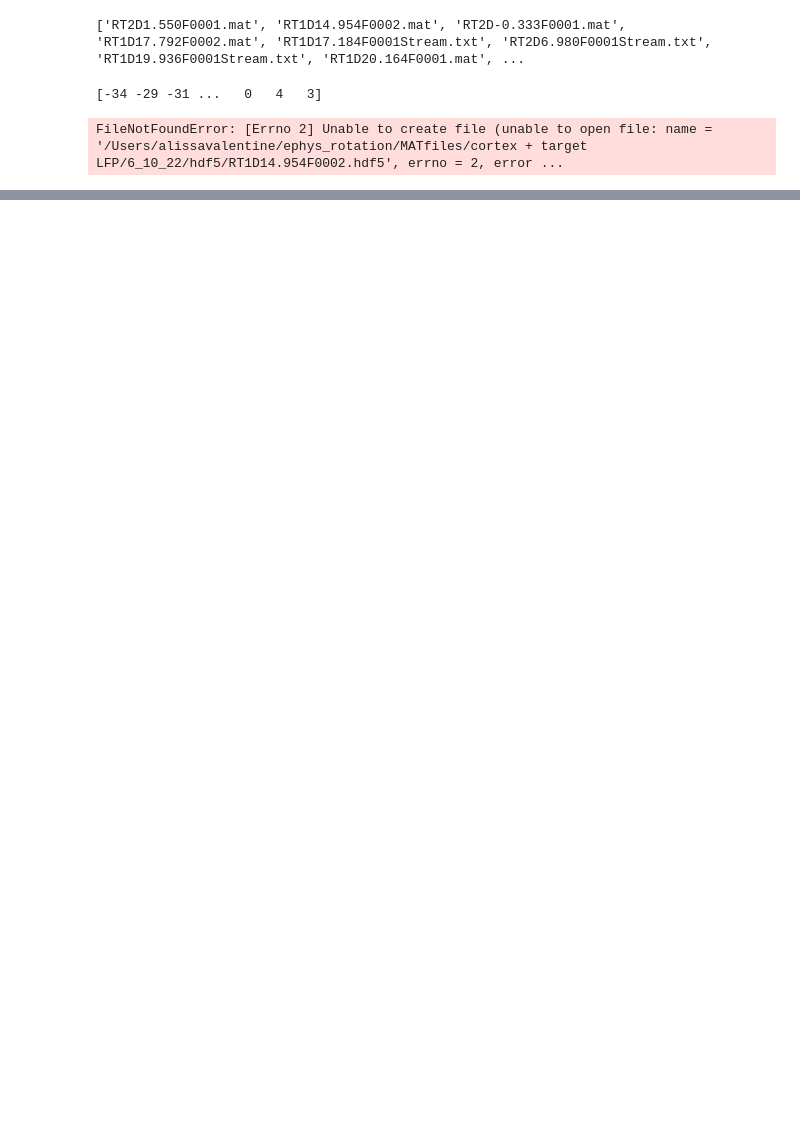
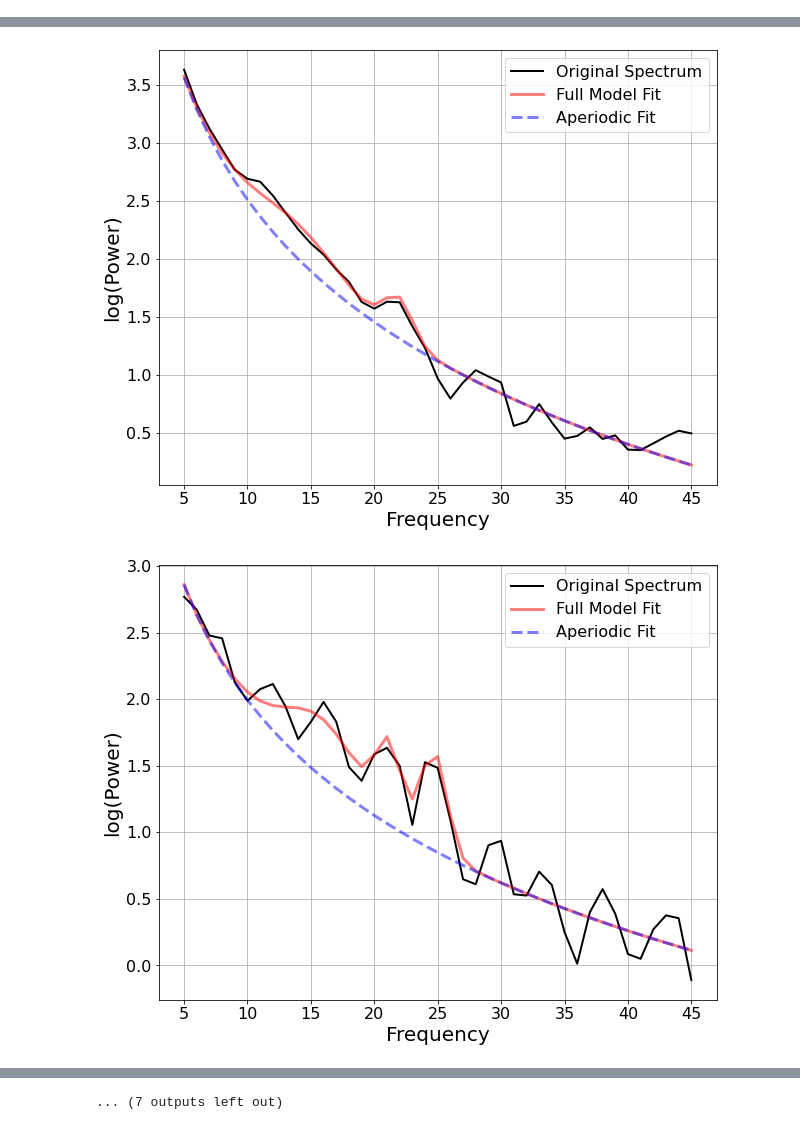
Before and after one commit to valentinealissa/FOOOFy, a Jupyter notebook: alpha_omega_pilot.ipynb, the cells around one changed output, grey strips where cells are left out. Drawn from its saved outputs; the diff is of its cells as text; code cells hidden in the pictures; blank space fills up the shorter version.

```diff
--- a/alpha_omega_pilot.ipynb
+++ b/alpha_omega_pilot.ipynb
@@ -14,10 +14,8 @@ from fooof.bands import Bands
 from fooof.analysis import get_band_peak_fm
 # %%
 # go to directory with first cortex sample
-os.chdir('/Users/alissavalentine/ephys_rotation/MATfiles/cortex + target LFP/6_10_22')
+os.chdir('/Users/alissavalentine/ephys_rotation/MATfiles/cortex + target LFP/6_13_22')
 directory_list = os.listdir()
-# %% [output]
-['RT2D1.550F0001.mat', 'RT1D14.954F0002.mat', 'RT2D-0.333F0001.mat', 'RT1D17.792F0002.mat', 'RT1D17.184F0001Stream.txt', 'RT2D6.980F0001Stream.txt', 'RT1D19.936F0001Stream.txt', 'RT1D20.164F0001.mat', ...
 # %%
 edf_paths = []
 
@@ -31,49 +29,44 @@ for file in directory_list:
                 data = np.array(value[0])
                 duration = len(data) / 44000
                 if duration >= 5:
-                    print(data)
-                    # print(data.shape)
-                    # print(data[:])
-                    #print(np.array(data).shape)
+                    #print(data)
+                    #print(data.shape)
                     new_file_name = file.split('.mat')[0] + '.hdf5'
-                    new_path = '/Users/alissavalentine/ephys_rotation/MATfiles/cortex + target LFP/6_10_22/hdf5' + '/' + new_file_name
+                    new_path = '/Users/alissavalentine/ephys_rotation/MATfiles/cortex + target LFP/6_13_22/hdf5' + '/' + new_file_name
                     edf_paths.append(new_path)
                     f = h5py.File(new_path, "w")
-                    f.create_dataset('data', data=data[:,0], dtype='<i2')
+                    f.create_dataset('data', data=data[:], dtype='<i2')
                     f.close()
-# %% [output]
-[-34 -29 -31 ...   0   4   3]
-FileNotFoundError: [Errno 2] Unable to create file (unable to open file: name = '/Users/alissavalentine/ephys_rotation/MATfiles/cortex + target LFP/6_10_22/hdf5/RT1D14.954F0002.hdf5', errno = 2, error ...
 # %%
 for path in edf_paths:
-    file_name = path.split('.hdf5')[0].rsplit('/')[-1]
+    file_name = path.split('.hdf5')[0].rsplit('/')[-1].replace(".", "_")
     # read the h5py file
     with h5py.File(path, "r") as f:
         # save raw data as np.float64
         raw_signal = np.array(f.get('data'), dtype=np.float64)
-        print(raw_signal)
-        print(len(raw_signal) / 44000)
+        #print(raw_signal)
         # bandpass filter signal using sample rate and f range
-        # filtered_signal = filter_signal(raw_signal, 44000, 'bandpass', (2,50))
+        filtered_signal = filter_signal(raw_signal, 44000, 'bandpass', (2,50))
         # # remove nan values from filtered signal
-        # filtered_signal = np.array([x for x in filtered_signal if np.isnan(x) == False])
+        filtered_signal = np.array([x for x in filtered_signal if np.isnan(x) == False])
         # # downsample the data
-        # secs = len(filtered_signal) / 44000  # Number of seconds in signal X
-        # samps = int(secs * 1000)  # Number of samples to downsample
-        # down_filtered_signal = scipy.signal.resample(filtered_signal, samps)
-        # # optional plots to see the filtered data (uncomment them to see them)
-        # times = create_times((len(filtered_signal)/44000), 44000)
+        secs = len(filtered_signal) / 44000  # Number of seconds in signal X
+        samps = int(secs * 1000)  # Number of samples to downsample
+        down_filtered_signal = scipy.signal.resample(filtered_signal, samps)
+        # optional plots to see the filtered data (uncomment them to see them)
+        # times = create_times((len(raw_signal)/44000), 44000)
+        # times2 = create_times((len(filtered_signal)/44000), 44000)
         # plot_time_series(times, raw_signal, ['Raw'])
-        # plot_time_series(times, filtered_signal, ['Filtered'])
+        # plot_time_series(times2, filtered_signal, ['Filtered'])
         # compute power spectrum analysis with welch method and given f range
-    #     freqs, powers = compute_spectrum(down_filtered_signal, 1000, f_range=frequency_range)
-    #     # Initialize a FOOOF object
-    #     # manually change parameters as needed
-    #     fm = FOOOF(peak_width_limits=[2, 7], min_peak_height=0.05, max_n_peaks=3, verbose=True)
-    #     # fit FOOOF model to power spectrum data
-    #     fm.fit(freqs, powers)
-    #     # generate report and save the report to output directory
-    #     fm.report(freqs, powers, [5, 45])
-    #     # update the file path to what you want
-    #     fm.save_report(file_name=file_name, file_path='/Users/alissavalentine/ephys_rotation/hdf5/reports/')
+        freqs, powers = compute_spectrum(down_filtered_signal, 1000, f_range=(2,50))
+        # Initialize a FOOOF object
+        # manually change parameters as needed
+        fm = FOOOF(peak_width_limits=[2, 7], min_peak_height=0.05, max_n_peaks=3, verbose=True)
+        # fit FOOOF model to power spectrum data
+        fm.fit(freqs, powers)
+        # generate report and save the report to output directory
+        fm.report(freqs, powers, [5, 45])
+        # update the file path to what you want
+        fm.save_report(file_name=file_name, file_path='/Users/alissavalentine/ephys_rotation/MATfiles/cortex + target LFP/6_13_22/hdf5/reports/')
 # %% [output]
@@ -96,0 +90,2 @@ for path in edf_paths:
+[figure, added]
+[figure, added]
@@ -96,0 +101 @@ for path in edf_paths:
+... (7 outputs left out)
```
Also changed, not shown: parts of 1 cell of this notebook.
